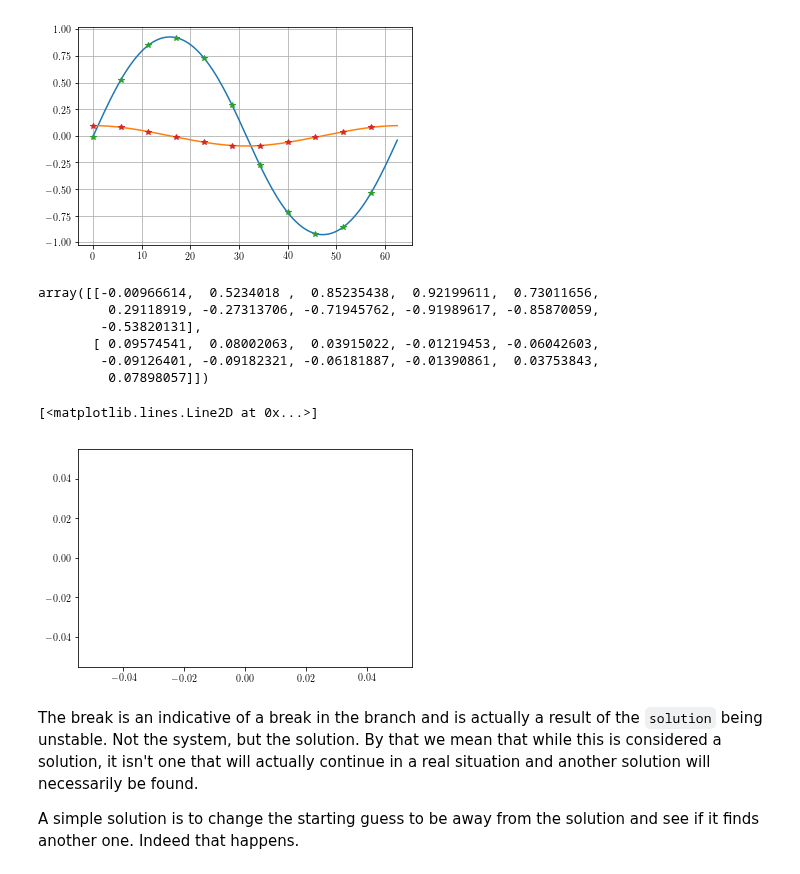
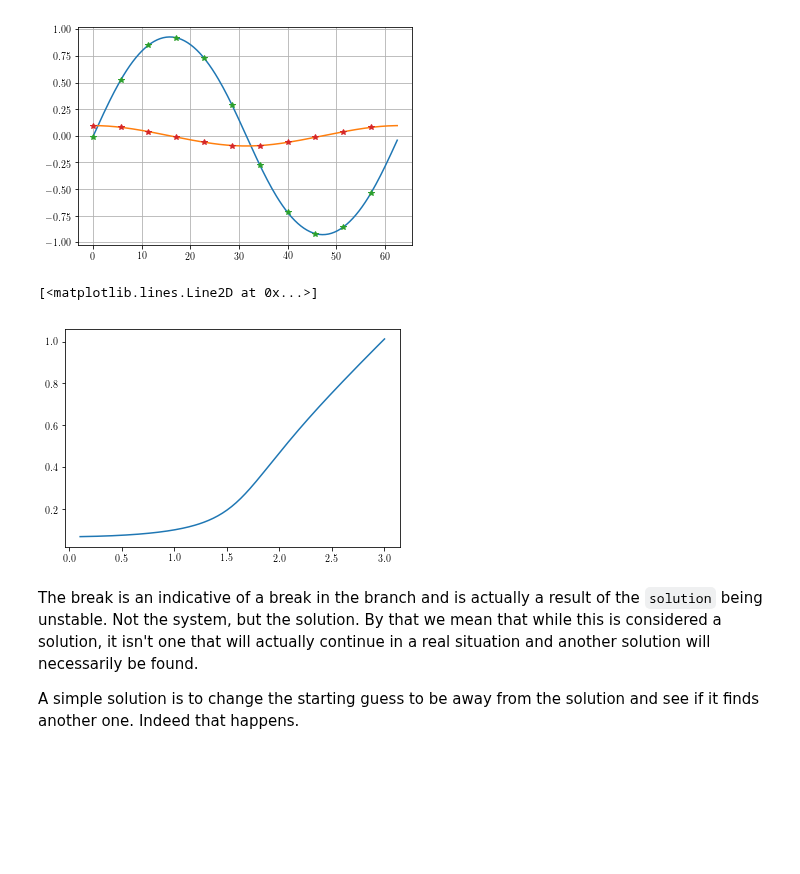
Before and after one commit to josephcslater/mousai, a Jupyter notebook: docs/tutorial/demos/Duffing_state_space.ipynb, the cells around one changed output. Cells and saved outputs as stored; diff of their text form; code cells hidden in the pictures; blank space fills up the shorter version.

```diff
--- a/docs/tutorial/demos/Duffing_state_space.ipynb
+++ b/docs/tutorial/demos/Duffing_state_space.ipynb
@@ -68,30 +68,21 @@ plt.grid(True)
     2.38269010e-10   5.51238707e-11  -6.22765728e-14]]
 Constant term of FFT of signal should be zero:  (-8.59893299142e-07+0j)
 [figure]
-# %%
-x
-# %% [output]
-array([[-0.00966614,  0.5234018 ,  0.85235438,  0.92199611,  0.73011656,
-         0.29118919, -0.27313706, -0.71945762, -0.91989617, -0.85870059,
-        -0.53820131],
-       [ 0.09574541,  0.08002063,  0.03915022, -0.01219453, -0.06042603,
-        -0.09126401, -0.09182321, -0.06181887, -0.01390861,  0.03753843,
-         0.07898057]])
 # %%
 omega = sp.linspace(0.1,3,200)+1/200
 amp = sp.zeros_like(omega)
 x = sp.array([[0,-1,1,0,0]])
 for i, freq in enumerate(omega):
     #print(i,freq,x)
     try:
-        t, x, e, amps, phases = ms.hb_so(duff_osc2, x, freq)#, f_tol = 1e-10)#, callback = resid)
+        t, x, e, amps, phases = ms.hb_so(ms.duff_osc, x, freq)#, f_tol = 1e-10)#, callback = resid)
         amp[i]=amps[0]
     except:
         amp[i] = sp.nan
 plt.plot(omega, amp)
 # %% [output]
 [<matplotlib.lines.Line2D at 0x...>]
-[figure, old version]
+[figure, new version]
 # %% [markdown]
 The break is an indicative of a break in the branch and is actually a result of the `solution` being unstable.  Not the system, but the solution. By that we mean that while this is considered a solution, it isn't one that will actually continue in a real situation and another solution will necessarily be found.
 
```
Also changed, not shown: parts of 10 cells of this notebook.
